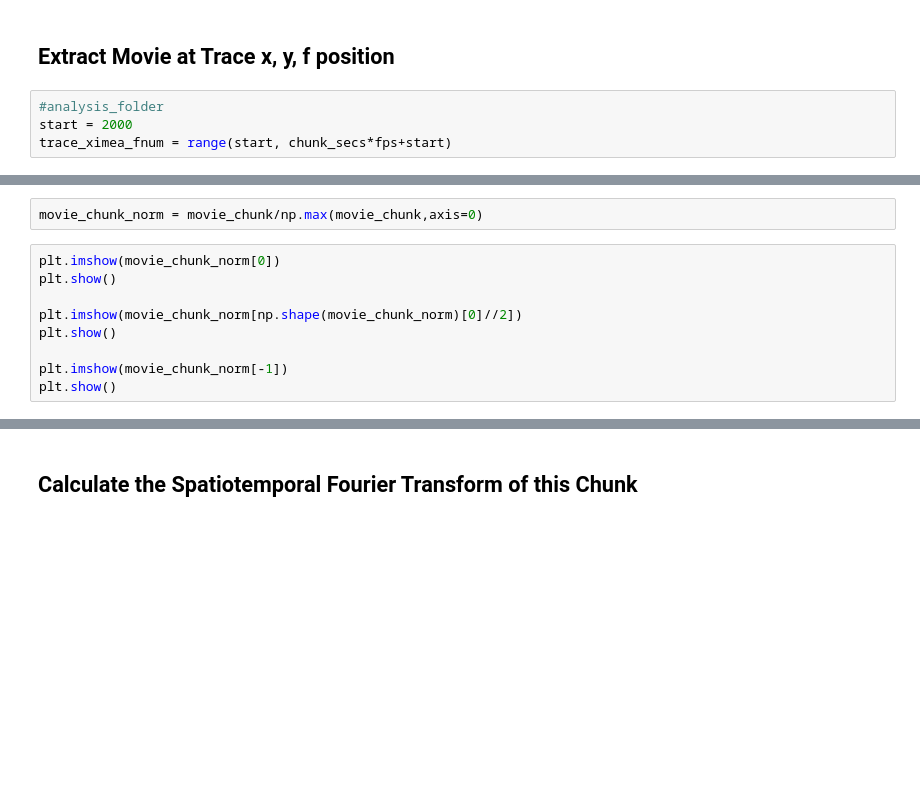
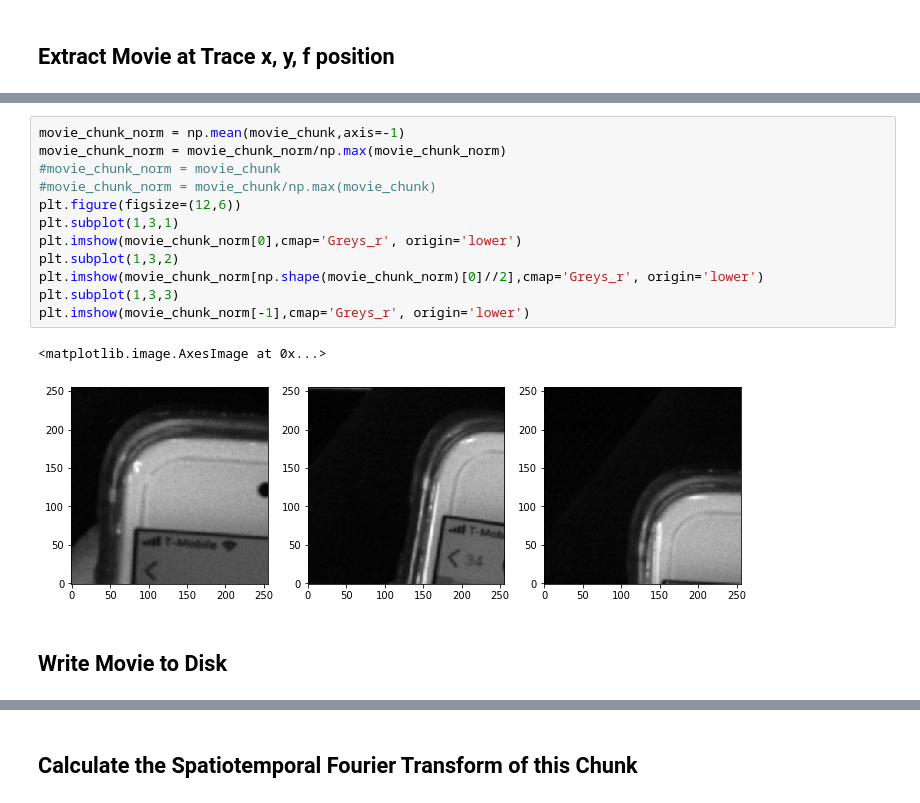
Before and after one commit to vdutell/st-bravo_analysis, a Jupyter notebook: 4. Chunk_Overlay_Fourier.ipynb, the cells around one changed output, grey strips where cells are left out. Cells and saved outputs as stored; diff of their text form; blank space fills up the shorter version.

```diff
--- a/4. Chunk_Overlay_Fourier.ipynb
+++ b/4. Chunk_Overlay_Fourier.ipynb
@@ -85,7 +173,3 @@ if(trace == 'none'):
 # %% [markdown]
 ## Extract Movie at Trace x, y, f position
-# %%
-#analysis_folder
-start = 2000
-trace_ximea_fnum = range(start, chunk_secs*fps+start)
 # %%
@@ -109,11 +184,17 @@ for i, f in enumerate(trace_ximea_fnum):
-# %%
-movie_chunk_norm = movie_chunk/np.max(movie_chunk,axis=0)
-# %%
-plt.imshow(movie_chunk_norm[0])
-plt.show()
-
-plt.imshow(movie_chunk_norm[np.shape(movie_chunk_norm)[0]//2])
-plt.show()
-
-plt.imshow(movie_chunk_norm[-1])
-plt.show()
+# %%
+movie_chunk_norm = np.mean(movie_chunk,axis=-1)
+movie_chunk_norm = movie_chunk_norm/np.max(movie_chunk_norm)
+#movie_chunk_norm = movie_chunk
+#movie_chunk_norm = movie_chunk/np.max(movie_chunk)
+plt.figure(figsize=(12,6))
+plt.subplot(1,3,1)
+plt.imshow(movie_chunk_norm[0],cmap='Greys_r', origin='lower')
+plt.subplot(1,3,2)
+plt.imshow(movie_chunk_norm[np.shape(movie_chunk_norm)[0]//2],cmap='Greys_r', origin='lower')
+plt.subplot(1,3,3)
+plt.imshow(movie_chunk_norm[-1],cmap='Greys_r', origin='lower')
+# %% [output]
+<matplotlib.image.AxesImage at 0x...>
+[figure, added]
+# %% [markdown]
+## Write Movie to Disk
```
Also changed, not shown: parts of 19 cells of this notebook.
